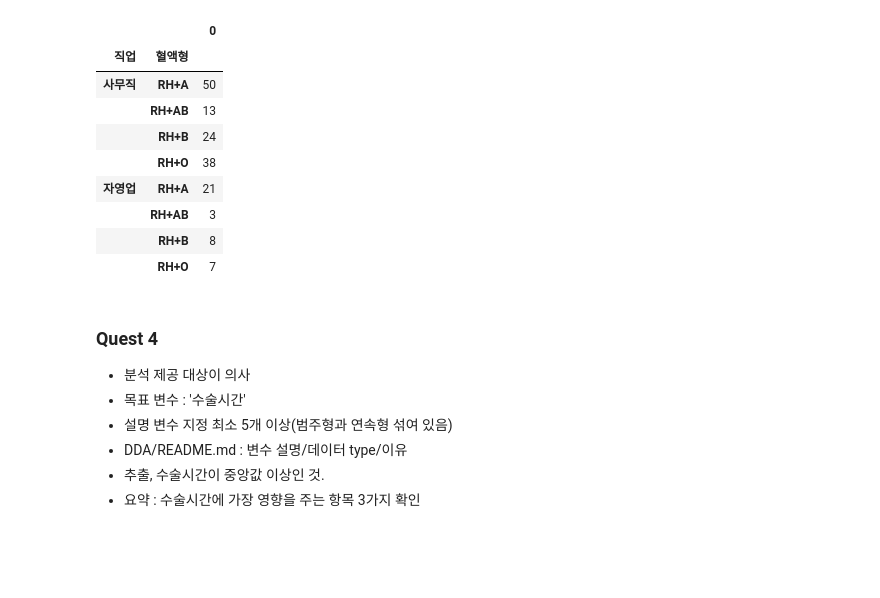
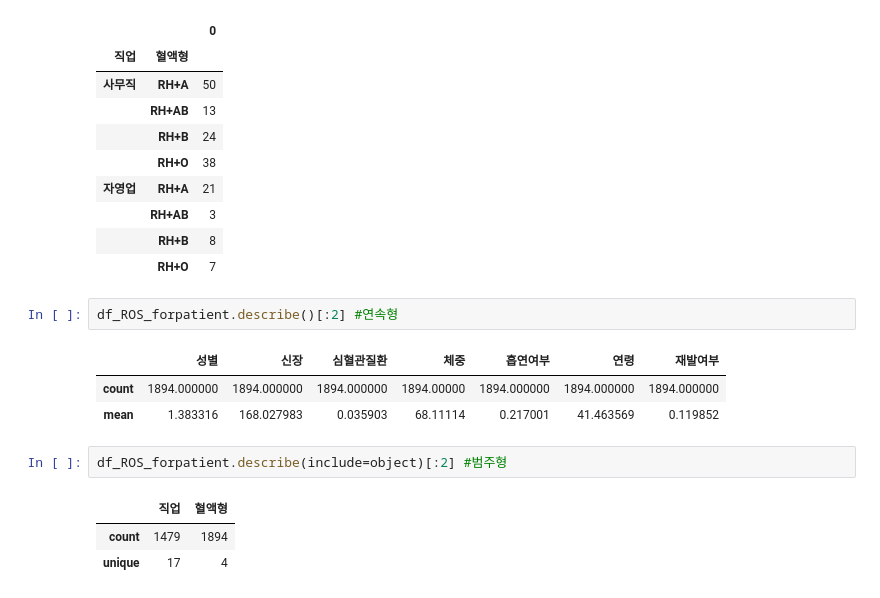
Before and after one commit to AKAVespaET3/study_data_analytics, a Jupyter notebook: codes/DDA/RecurrenceOfSurgery_DDA.ipynb, the cells around one changed output. Saved outputs shown, nothing was run; the diff lists cells and outputs as text; blank space fills up the shorter version.

```diff
--- a/codes/DDA/RecurrenceOfSurgery_DDA.ipynb
+++ b/codes/DDA/RecurrenceOfSurgery_DDA.ipynb
@@ -274,11 +274,15 @@ pd.DataFrame(quest2_result_count.pivot_table(index=('직업','혈액형'), aggfu
 |  | RH+AB | 3 |
 |  | RH+B | 8 |
 |  | RH+O | 7 |
-# %% [markdown]
-### Quest 4
-- 분석 제공 대상이 의사
-- 목표 변수 : '수술시간'
-- 설명 변수 지정 최소 5개 이상(범주형과 연속형 섞여 있음)
-- DDA/README.md : 변수 설명/데이터 type/이유
-- 추출, 수술시간이 중앙값 이상인 것.
-- 요약 : 수술시간에 가장 영향을 주는 항목 3가지 확인
+# %%
+df_ROS_forpatient.describe()[:2] #연속형
+# %% [output]
+|  | 성별 | 신장 | 심혈관질환 | 체중 | 흡연여부 | 연령 | 재발여부 |
+| count | 1894.000000 | 1894.000000 | 1894.000000 | 1894.00000 | 1894.000000 | 1894.000000 | 1894.000000 |
+| mean | 1.383316 | 168.027983 | 0.035903 | 68.11114 | 0.217001 | 41.463569 | 0.119852 |
+# %%
+df_ROS_forpatient.describe(include=object)[:2] #범주형
+# %% [output]
+|  | 직업 | 혈액형 |
+| count | 1479 | 1894 |
+| unique | 17 | 4 |
```
Also changed, not shown: parts of 9 cells of this notebook, 2 other files.
